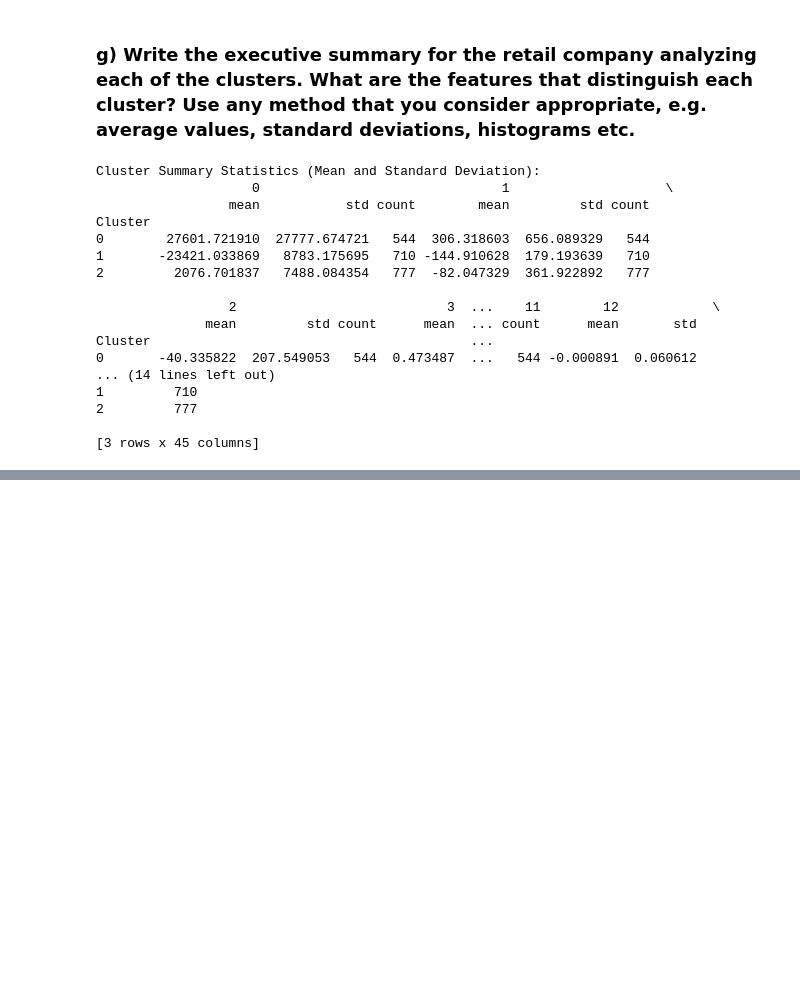
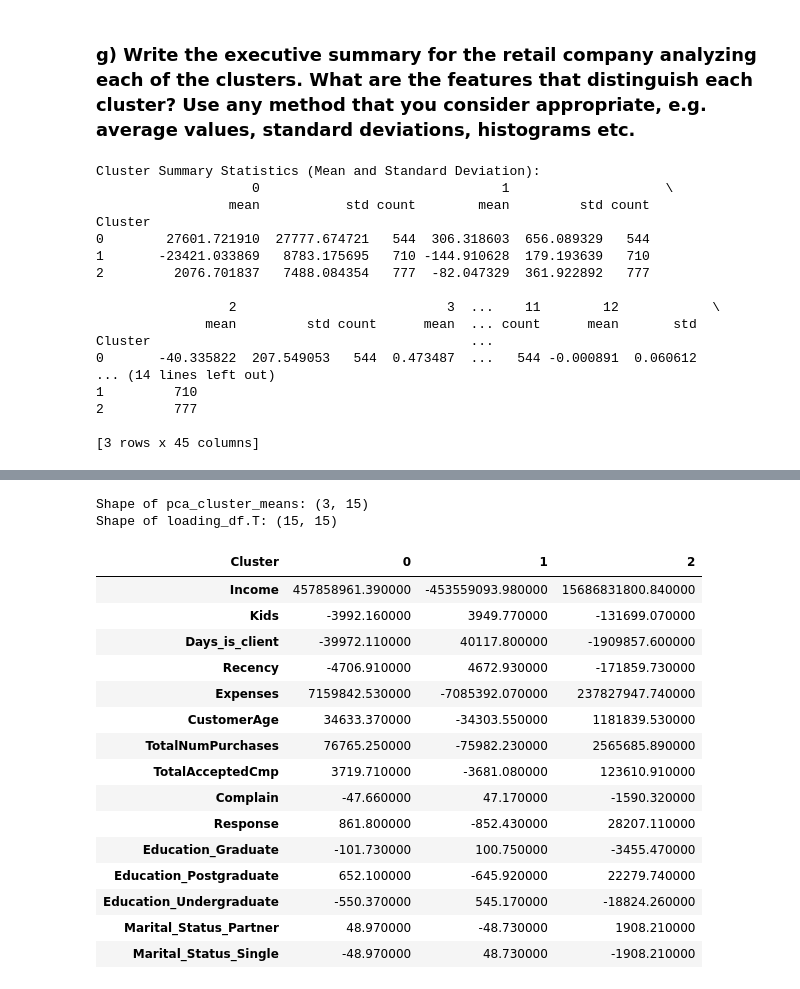
Before and after one commit to mtorella/ClusterAnalysisForBusiness_gp, a Jupyter notebook: main.ipynb, the cells around one changed output, grey strips where cells are left out. Drawn from its saved outputs; the diff is of its cells as text; code cells hidden in the pictures; blank space fills up the shorter version.

```diff
--- a/main.ipynb
+++ b/main.ipynb
@@ -825,3 +824,17 @@ Cluster                                         ...
 2         777
 
 [3 rows x 45 columns]
+# %%
+### percentage of varaiance explained by each component of pca:
+# Total variance is the sum of all eigenvalues
+total_variance = np.sum(w)
+
+# Calculate explained variance ratio for each component
+explained_variance_ratio = w / total_variance
+
+
+explained_variance_percentage = explained_variance_ratio * 100
+
+# Print the percentage of variance explained by each component
+for i, variance in enumerate(explained_variance_percentage, start=1):
+    print(f"Principal Component {i}: {variance:.2f}% of total variance")
@@ -827,0 +857,12 @@ Cluster                                         ...
+# %%
+loadings = v * np.sqrt(np.abs(w))
+original_feature_names = df_encoded.columns  # Use the column names of the original dataset
+loading_df = pd.DataFrame(loadings, index=original_feature_names, columns=[f'PC{i+1}' for i in range(loadings.shape[1])])
+
+# Example: Sort features by their importance in the first principal component
+key_features_pc1 = loading_df['PC1'].abs().sort_values(ascending=False)
+print("Key features for PC1:\n", key_features_pc1)
+
+# Example: Sort features by their importance in the second principal component
+key_features_pc2 = loading_df['PC2'].abs().sort_values(ascending=False)
+print("Key features for PC2:\n", key_features_pc2)
@@ -827,0 +887,39 @@ Cluster                                         ...
+# %%
+# Calculate the mean of each principal component within each cluster
+pca_cluster_means = pca_clusters.groupby('Cluster').mean()
+# %%
+print("Shape of pca_cluster_means:", pca_cluster_means.shape)
+print("Shape of loading_df.T:", loading_df.T.shape)
+# %% [output]
+Shape of pca_cluster_means: (3, 15)
+Shape of loading_df.T: (15, 15)
+# %%
+# # to perform matrix multiplication, I need pca_cluster_means and loading_df.T to have matching labels
+# Get the principal component names from loading_df.T's index
+pc_names = loading_df.T.index
+# Rename the columns of pca_cluster_means to match the PC names
+pca_cluster_means.columns = pc_names
+# %%
+original_feature_importance = pca_cluster_means.dot(loading_df.T)
+
+original_feature_importance = original_feature_importance.round(2)
+original_feature_importance = original_feature_importance.T
+styled_df = original_feature_importance.style.applymap(lambda x: 'color: red' if x < 0 else 'color: green')
+display(styled_df)
+# %% [output]
+| Cluster | 0 | 1 | 2 |
+| Income | 457858961.390000 | -453559093.980000 | 15686831800.840000 |
+| Kids | -3992.160000 | 3949.770000 | -131699.070000 |
+| Days_is_client | -39972.110000 | 40117.800000 | -1909857.600000 |
+| Recency | -4706.910000 | 4672.930000 | -171859.730000 |
+| Expenses | 7159842.530000 | -7085392.070000 | 237827947.740000 |
+| CustomerAge | 34633.370000 | -34303.550000 | 1181839.530000 |
+| TotalNumPurchases | 76765.250000 | -75982.230000 | 2565685.890000 |
+| TotalAcceptedCmp | 3719.710000 | -3681.080000 | 123610.910000 |
+| Complain | -47.660000 | 47.170000 | -1590.320000 |
+| Response | 861.800000 | -852.430000 | 28207.110000 |
+| Education_Graduate | -101.730000 | 100.750000 | -3455.470000 |
+| Education_Postgraduate | 652.100000 | -645.920000 | 22279.740000 |
+| Education_Undergraduate | -550.370000 | 545.170000 | -18824.260000 |
+| Marital_Status_Partner | 48.970000 | -48.730000 | 1908.210000 |
+| Marital_Status_Single | -48.970000 | 48.730000 | -1908.210000 |
```
Also changed, not shown: parts of 5 cells of this notebook.
